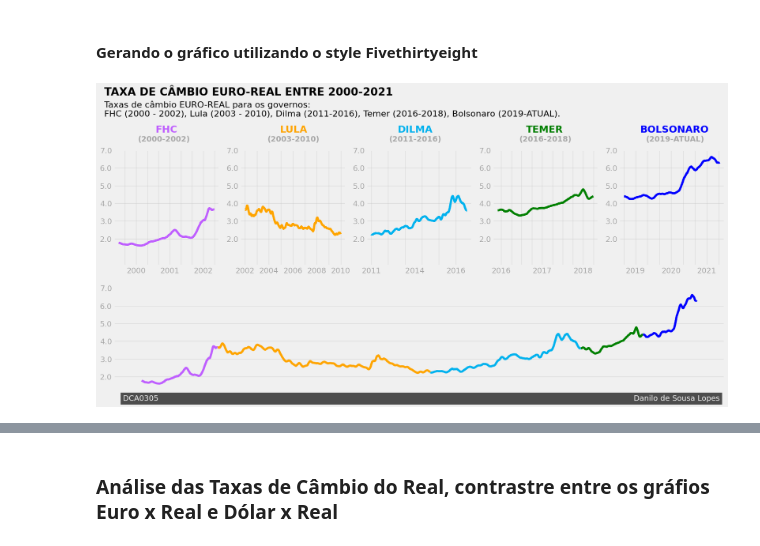
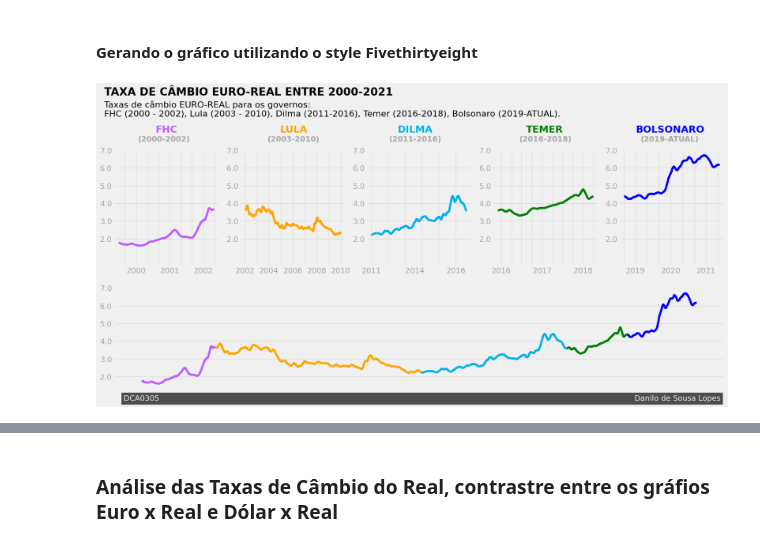
Before and after one commit to danilosl/Learning-MLOps, a Jupyter notebook: Storytelling Data Visualization on Exchange Rates/exchange_rates.ipynb, the cells around one changed output, grey strips where cells are left out. Cells and saved outputs as stored; diff of their text form; code cells hidden in the pictures.

```diff
--- a/Storytelling Data Visualization on Exchange Rates/exchange_rates.ipynb
+++ b/Storytelling Data Visualization on Exchange Rates/exchange_rates.ipynb
@@ -337,15 +296,18 @@ plt.show()
+# %%
+exchange_rates_to_real['rolling_mean_euro'] = calc_rolling_mean(exchange_rates_to_real['Euro'], 30)
+exchange_rates_to_real['rolling_mean_dollar'] = calc_rolling_mean(exchange_rates_to_real['US_dollar'], 30)
 # %% [markdown]
 ### Análise das Taxas de Câmbio do Real em relação ao Euro durante os Governos Brasileiros entre os anos 2000 e 2021.
 # %%
-# separando as taxas de câmbio do euro x real e dollar x real por governos.
+# separando as taxas de câmbio do real x euro por governos.
 fhc = exchange_rates_to_real.copy()[exchange_rates_to_real['Time'].dt.year < 2003]
 lula = exchange_rates_to_real.copy()[(exchange_rates_to_real['Time'].dt.year >= 2003)
                              &(exchange_rates_to_real['Time'].dt.year < 2011)]
-dilma = exchange_rates_to_real()[(exchange_rates_to_real['Time'].dt.year >= 2011)
+dilma = exchange_rates_to_real.copy()[(exchange_rates_to_real['Time'].dt.year >= 2011)
                              &(exchange_rates_to_real['Time'] < '2016-08-31')]
-temer = exchange_rates_to_real()[(exchange_rates_to_real['Time'] >= '2016-08-31')
+temer = exchange_rates_to_real.copy()[(exchange_rates_to_real['Time'] >= '2016-08-31')
                              &(exchange_rates_to_real['Time'].dt.year < 2019)]
-bolsonaro = exchange_rates_to_real()[(exchange_rates_to_real['Time'].dt.year >= 2019)]
+bolsonaro = exchange_rates_to_real.copy()[(exchange_rates_to_real['Time'].dt.year >= 2019)]
 # %% [markdown]
 #### Gerando o gráfico utilizando o style Fivethirtyeight
 # %%
@@ -373,13 +335,13 @@ for ax in axes:
     ax.grid(alpha=0.5)
 
 # gráfico ax1: fhc
-ax1.plot(fhc['Time'], fhc['rolling_mean'], color='#BF5FFF')
+ax1.plot(fhc['Time'], fhc['rolling_mean_euro'], color='#BF5FFF')
 ax1.set_xticklabels(['', '2000', '', '', '2001','','', '2002',''], alpha=0.3)
 ax1.text(730576.0, 8.0, 'FHC', fontsize=18, weight='bold', color='#BF5FFF')
 ax1.text(730380.0, 7.5, '(2000-2002)', weight='bold', alpha=0.3)
 
 # gráfico ax2: lula
-ax2.plot(lula['Time'], lula['rolling_mean'], color='#ffa500')
+ax2.plot(lula['Time'], lula['rolling_mean_euro'], color='#ffa500')
 ax2.set_xticklabels(['', '2002', '', '2004', '', '2006', '',
                      '2008', '', '2010'],
                    alpha=0.3)
@@ -387,43 +349,42 @@ ax2.text(732288.0, 8.0, 'LULA', fontsize=18, weight='bold', color='#ffa500')
 ax2.text(731900.0, 7.5, '(2003-2010)', weight='bold', alpha=0.3)
 
 # gráfico ax3: dilma
-ax3.plot(dilma['Time'], dilma['rolling_mean'], color='#00B2EE')
+ax3.plot(dilma['Time'], dilma['rolling_mean_euro'], color='#00B2EE')
 ax3.set_xticklabels(['', '2011', '','        2014', '', '', '2016'], alpha=0.3)
 ax3.text(734705.0, 8.0, 'DILMA', fontsize=18, weight='bold', color='#00B2EE')
 ax3.text(734518.0, 7.5, '(2011-2016)', weight='bold', alpha=0.3)
 
 # gráfico ax4: temer
-ax4.plot(temer['Time'], temer['rolling_mean'], color='g')
+ax4.plot(temer['Time'], temer['rolling_mean_euro'], color='g')
 ax4.set_xticklabels(['2016', '', '', '', '2017', '', '', '','2018'], alpha=0.3)
 ax4.text(736460.0, 8.0, 'TEMER', fontsize=18, weight='bold', color='g')
 ax4.text(736400.0, 7.5, '(2016-2018)', weight='bold', alpha=0.3)
 
 # gráfico ax5: bolsonaro
-ax5.plot(bolsonaro['Time'], bolsonaro['rolling_mean'], color='b')
+ax5.plot(bolsonaro['Time'], bolsonaro['rolling_mean_euro'], color='b')
 ax5.set_xticklabels(['', '2019', '','', '2020', '','','2021', ''], alpha=0.3)
 ax5.text(737185.0, 8.0, 'BOLSONARO', fontsize=18, weight='bold', color='b')
 ax5.text(737230.0, 7.5, '(2019-ATUAL)', weight='bold', alpha=0.3)
 
 # gráfico dos presidentes
-ax6.plot(fhc['Time'], fhc['rolling_mean'], color='#BF5FFF')
-ax6.plot(lula['Time'], lula['rolling_mean'], color='#ffa500')
-ax6.plot(dilma['Time'], dilma['rolling_mean'], color='#00B2EE')
-ax6.plot(temer['Time'], temer['rolling_mean'], color='g')
-ax6.plot(bolsonaro['Time'], bolsonaro['rolling_mean'], color='b')
+ax6.plot(fhc['Time'], fhc['rolling_mean_euro'], color='#BF5FFF')
+ax6.plot(lula['Time'], lula['rolling_mean_euro'], color='#ffa500')
+ax6.plot(dilma['Time'], dilma['rolling_mean_euro'], color='#00B2EE')
+ax6.plot(temer['Time'], temer['rolling_mean_euro'], color='g')
+ax6.plot(bolsonaro['Time'], bolsonaro['rolling_mean_euro'], color='b')
 ax6.grid(alpha=0.5)
 ax6.set_xticks([])
 
 # título e subtitulo do gráfico
 ax1.text(730016.0, 10.1, 'TAXA DE CÂMBIO EURO-REAL ENTRE 2000-2021',
          fontsize=20, weight='bold')
 ax1.text(730016.0, 8.9, '''Taxas de câmbio EURO-REAL para os governos:
 FHC (2000 - 2002), Lula (2003 - 2010), Dilma (2011-2016), Temer (2016-2018), Bolsonaro (2019-ATUAL).''',fontsize=16)
 
 # adicionando assinatura
 ax6.text(729916.0, 0.65, 'DCA0305' + ' '*195 + 'Danilo de Sousa Lopes',
         color = '#f0f0f0', backgroundcolor = '#4d4d4d',size=14)
 plt.savefig("euro_to_real.png")
-plt.show()
 # %% [output]
-[figure, old version]
+[figure, new version]
 # %% [markdown]
```
Also changed, not shown: parts of 16 cells of this notebook, 8 other files.
